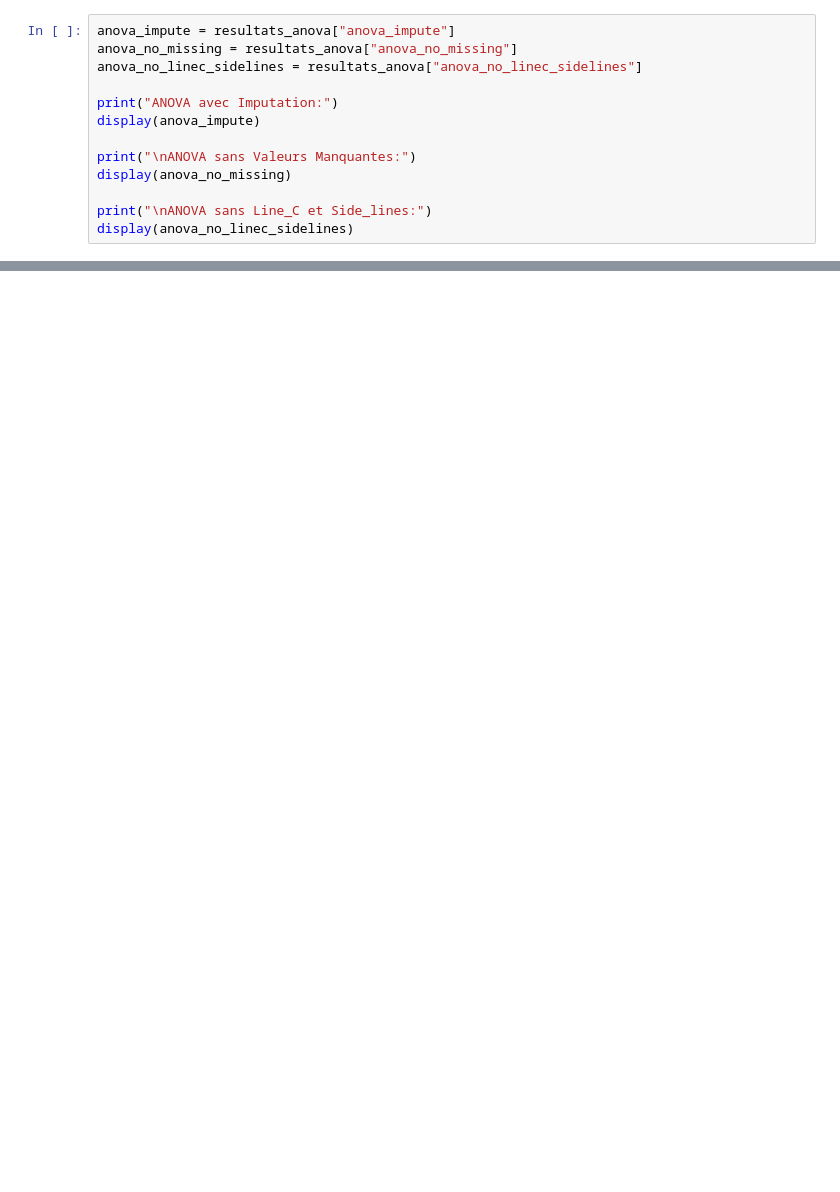
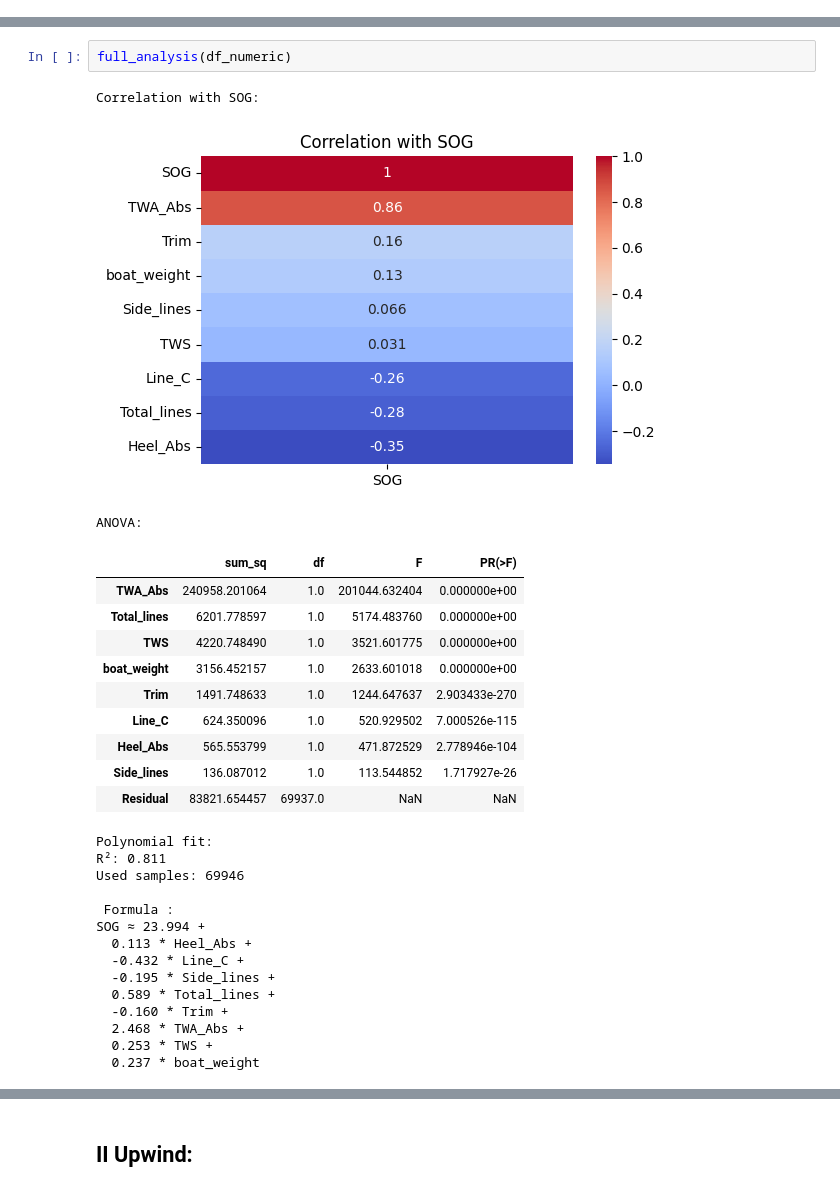
Before and after one commit to HusamJubranEPFL/FormulaKiteDataAnalysis, a Jupyter notebook: Straight Run/analysis.ipynb, the cells around one changed output, grey strips where cells are left out. Cells and saved outputs as stored; diff of their text form; blank space fills up the shorter version.

```diff
--- a/Straight Run/analysis.ipynb
+++ b/Straight Run/analysis.ipynb
@@ -136,13 +0,0 @@ SyntaxError: invalid syntax (4086266768.py, line 24)
-# %%
-anova_impute = resultats_anova["anova_impute"]
-anova_no_missing = resultats_anova["anova_no_missing"]
-anova_no_linec_sidelines = resultats_anova["anova_no_linec_sidelines"]
-
-print("ANOVA avec Imputation:")
-display(anova_impute)
-
-print("\nANOVA sans Valeurs Manquantes:")
-display(anova_no_missing)
-
-print("\nANOVA sans Line_C et Side_lines:")
-display(anova_no_linec_sidelines)
@@ -599,0 +144,30 @@ Proceeding with separate analyses for upwind and downwind data.
+# %%
+full_analysis(df_numeric)
+# %% [output]
+Correlation with SOG:
+[figure, added]
+ANOVA:
+|  | sum_sq | df | F | PR(>F) |
+| TWA_Abs | 240958.201064 | 1.0 | 201044.632404 | 0.000000e+00 |
+| Total_lines | 6201.778597 | 1.0 | 5174.483760 | 0.000000e+00 |
+| TWS | 4220.748490 | 1.0 | 3521.601775 | 0.000000e+00 |
+| boat_weight | 3156.452157 | 1.0 | 2633.601018 | 0.000000e+00 |
+| Trim | 1491.748633 | 1.0 | 1244.647637 | 2.903433e-270 |
+| Line_C | 624.350096 | 1.0 | 520.929502 | 7.000526e-115 |
+| Heel_Abs | 565.553799 | 1.0 | 471.872529 | 2.778946e-104 |
+| Side_lines | 136.087012 | 1.0 | 113.544852 | 1.717927e-26 |
+| Residual | 83821.654457 | 69937.0 | NaN | NaN |
+Polynomial fit:
+R²: 0.811
+Used samples: 69946
+
+ Formula :
+SOG ≈ 23.994 +
+  0.113 * Heel_Abs +
+  -0.432 * Line_C +
+  -0.195 * Side_lines +
+  0.589 * Total_lines +
+  -0.160 * Trim +
+  2.468 * TWA_Abs +
+  0.253 * TWS +
+  0.237 * boat_weight
@@ -599,0 +183,2 @@ Proceeding with separate analyses for upwind and downwind data.
+# %% [markdown]
+## II Upwind:
```
Also changed, not shown: parts of 59 cells of this notebook, 17 other files.
